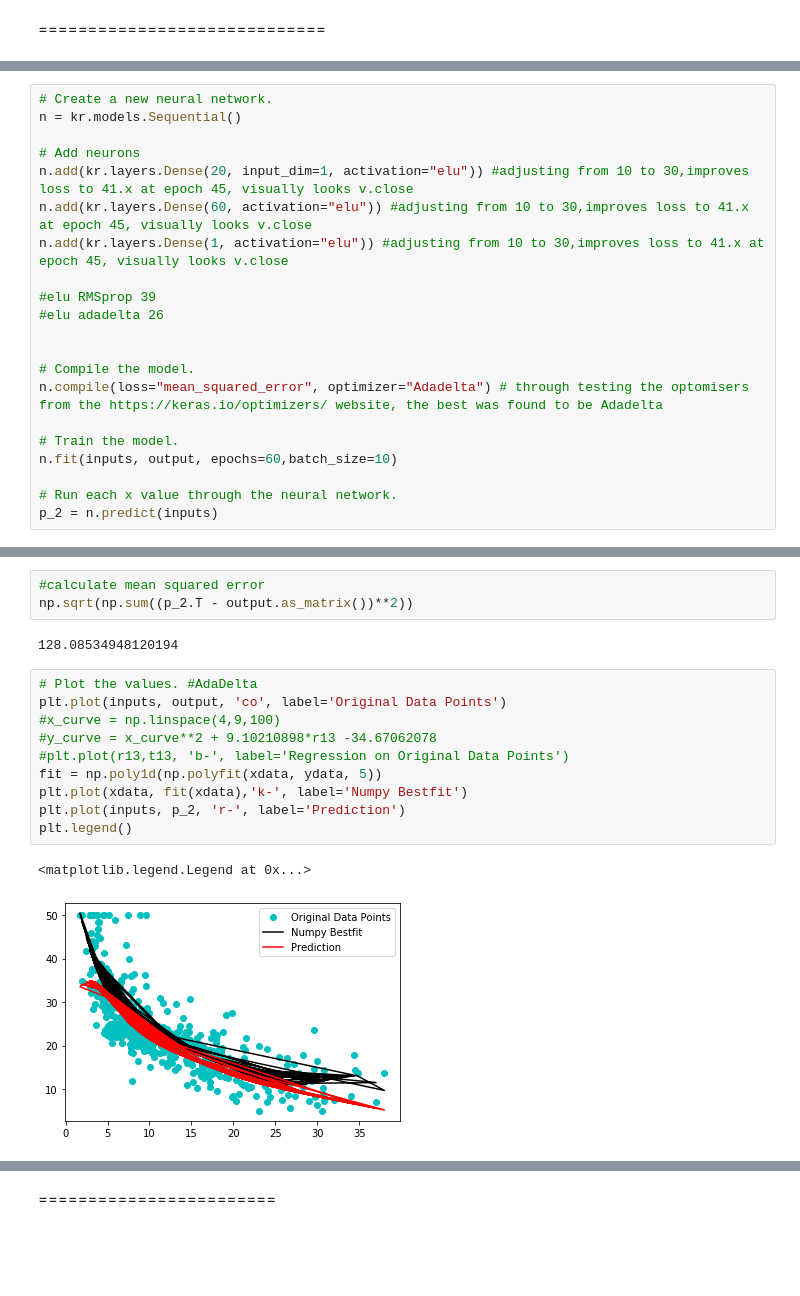
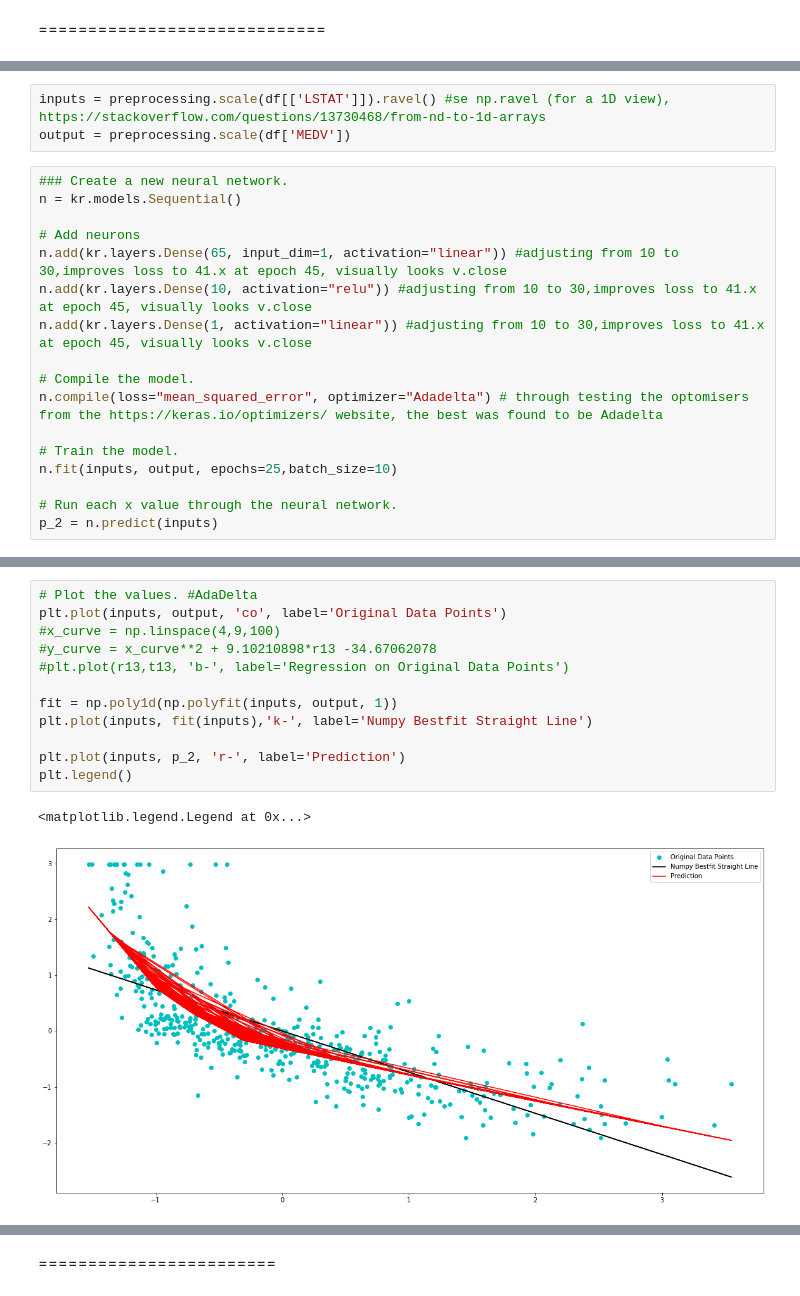
Before and after one commit to eimearbutler7/Sem_4_Machine_Learning_Assessment, a Jupyter notebook: Boston House Prices.ipynb.ipynb, the cells around one changed output, grey strips where cells are left out. Saved outputs shown, nothing was run; the diff lists cells and outputs as text; blank space fills up the shorter version.

```diff
--- a/Boston House Prices.ipynb.ipynb
+++ b/Boston House Prices.ipynb.ipynb
@@ -197,21 +282,20 @@ output = df['MEDV']
+# %%
+inputs = preprocessing.scale(df[['LSTAT']]).ravel() #se np.ravel (for a 1D view), https://stackoverflow.com/questions/13730468/from-nd-to-1d-arrays
+output = preprocessing.scale(df['MEDV'])
 # %%
-# Create a new neural network.
+### Create a new neural network.
 n = kr.models.Sequential()
 
 # Add neurons
-n.add(kr.layers.Dense(20, input_dim=1, activation="elu")) #adjusting from 10 to 30,improves loss to 41.x at epoch 45, visually looks v.close
-n.add(kr.layers.Dense(60, activation="elu")) #adjusting from 10 to 30,improves loss to 41.x at epoch 45, visually looks v.close
-n.add(kr.layers.Dense(1, activation="elu")) #adjusting from 10 to 30,improves loss to 41.x at epoch 45, visually looks v.close
-
-#elu RMSprop 39
-#elu adadelta 26
-
+n.add(kr.layers.Dense(65, input_dim=1, activation="linear")) #adjusting from 10 to 30,improves loss to 41.x at epoch 45, visually looks v.close
+n.add(kr.layers.Dense(10, activation="relu")) #adjusting from 10 to 30,improves loss to 41.x at epoch 45, visually looks v.close
+n.add(kr.layers.Dense(1, activation="linear")) #adjusting from 10 to 30,improves loss to 41.x at epoch 45, visually looks v.close
 
 # Compile the model.
 n.compile(loss="mean_squared_error", optimizer="Adadelta") # through testing the optomisers from the https://keras.io/optimizers/ website, the best was found to be Adadelta
 
 # Train the model.
-n.fit(inputs, output, epochs=60,batch_size=10)
+n.fit(inputs, output, epochs=25,batch_size=10)
 
 # Run each x value through the neural network.
 p_2 = n.predict(inputs)
@@ -239,18 +326,15 @@ Epoch 34/60
-# %%
-#calculate mean squared error
-np.sqrt(np.sum((p_2.T - output.as_matrix())**2))
-# %% [output]
-128.08534948120194
 # %%
 # Plot the values. #AdaDelta
 plt.plot(inputs, output, 'co', label='Original Data Points')
 #x_curve = np.linspace(4,9,100)
 #y_curve = x_curve**2 + 9.10210898*r13 -34.67062078
 #plt.plot(r13,t13, 'b-', label='Regression on Original Data Points')
-fit = np.poly1d(np.polyfit(xdata, ydata, 5))
-plt.plot(xdata, fit(xdata),'k-', label='Numpy Bestfit')
+
+fit = np.poly1d(np.polyfit(inputs, output, 1))
+plt.plot(inputs, fit(inputs),'k-', label='Numpy Bestfit Straight Line')
+
 plt.plot(inputs, p_2, 'r-', label='Prediction')
 plt.legend()
 # %% [output]
 <matplotlib.legend.Legend at 0x...>
-[figure, old version]
+[figure, new version]
```
Also changed, not shown: parts of 28 cells of this notebook.
